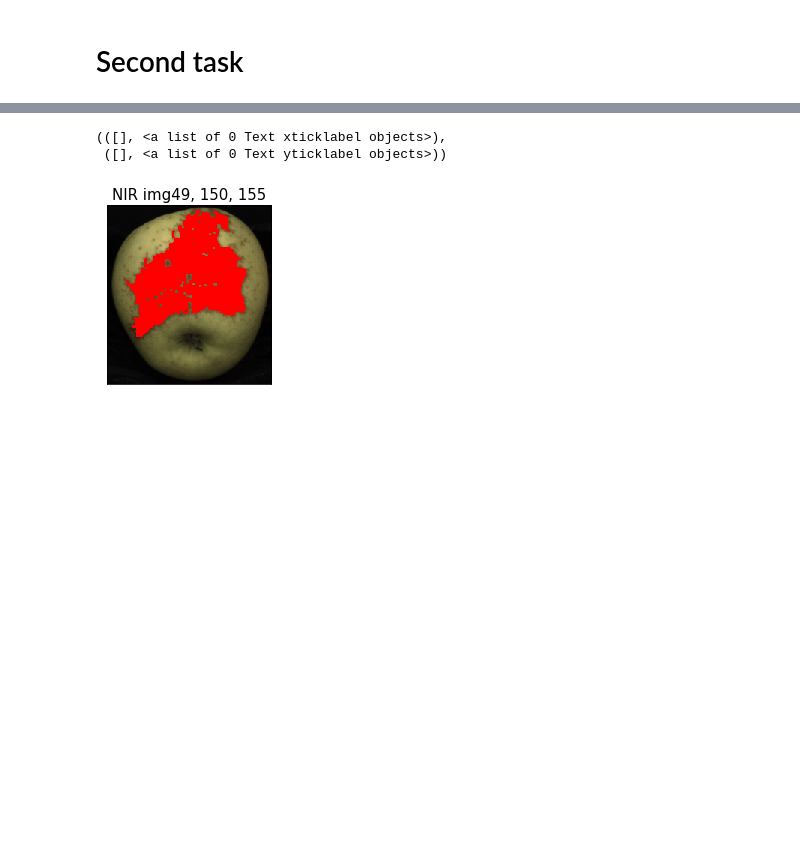
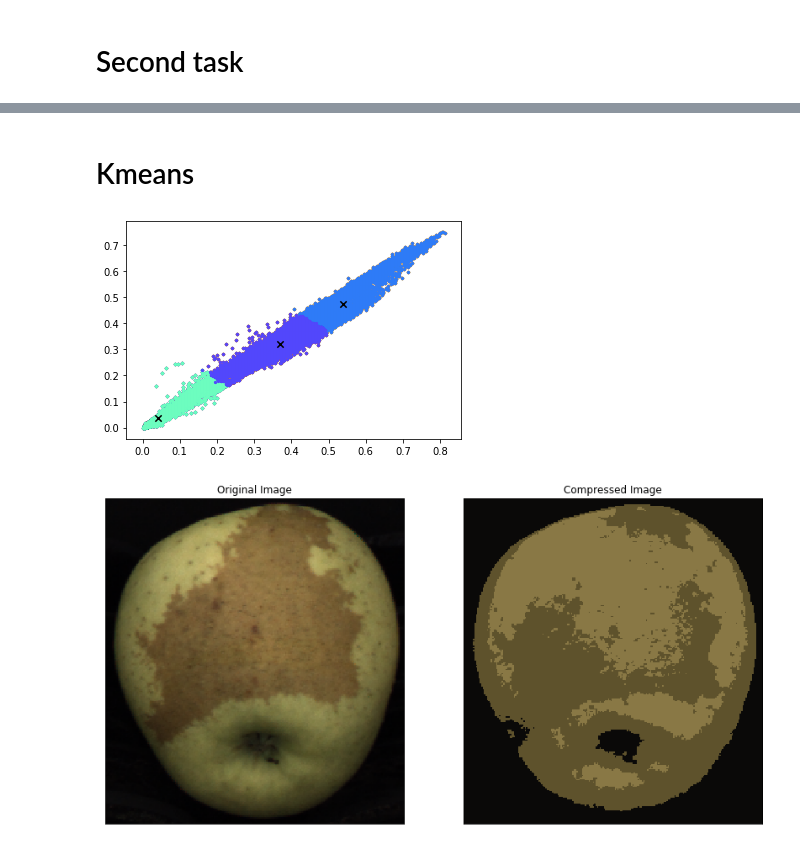
Before and after one commit to pptr3/fruit-inspection, a Jupyter notebook: Untitled.ipynb, the cells around one changed output, grey strips where cells are left out. Saved outputs shown, nothing was run; the diff lists cells and outputs as text; code cells hidden in the pictures; blank space fills up the shorter version.

Commit message:
fix functions and add kmeans

```diff
--- a/Untitled.ipynb
+++ b/Untitled.ipynb
@@ -269,17 +283,0 @@ img5_color = cv.cvtColor(cv.imread("fruit-inspection-images/second task/C1_00000
-# %%
-f = 0
-s = 5
-step = 3
-for i in range(50):
-    if s <= 180:
-        img_hsv = cv.cvtColor(img4_color, cv.COLOR_BGR2HSV)
-        mask = cv2.inRange(img_hsv, (f,50,20), (s,255,255))
-        res = cv.bitwise_and(img4_color,img4_color, mask= mask)
-        print(i, f, s)
-        f += step
-        s += step
-        plt.figure(figsize=(10,10))
-        plt.subplot(2,3,1)
-        plt.imshow(res, cmap='gray', vmin=0, vmax=255)
-        plt.title("NIR img"+str(i) + str(", ") + str(f-step) + str(", ")+ str(s-step), fontsize = 15)
-        plt.xticks([]), plt.yticks([])
@@ -356,10 +284,2 @@ imgh = color_russet(img5_color, mask)
-# %%
-plt.figure(figsize=(10,10))
-plt.subplot(2,3,1)
-plt.imshow(imgh, cmap='gray', vmin=0, vmax=255)
-plt.title("NIR img"+str(i) + str(", ") + str(f) + str(", ")+ str(s), fontsize = 15)
-plt.xticks([]), plt.yticks([])
-# %% [output]
-(([], <a list of 0 Text xticklabel objects>),
- ([], <a list of 0 Text yticklabel objects>))
-[figure, removed]
+# %% [markdown]
+# Kmeans
@@ -365,0 +376,48 @@ plt.xticks([]), plt.yticks([])
+# %%
+bird = cv.cvtColor(cv.imread("fruit-inspection-images/second task/C1_000005.png", cv.IMREAD_COLOR),cv.COLOR_BGR2RGB)
+#bird = cv.cvtColor(cv.imread("bird_small.png", cv.IMREAD_COLOR),cv.COLOR_BGR2RGB)
+# %%
+# Divide by 255 so that all values are in the range 0 - 1
+bird = bird / 255
+img_size = bird.shape
+
+# Reshape the image into an Nx3 matrix where N = number of pixels.
+# Each row will contain the Red, Green and Blue pixel values
+# This gives us our dataset matrix X that we will use K-Means on
+X = bird.reshape((img_size[0] * img_size[1], img_size[2]))
+K = 3
+max_iters = 12
+
+# When using K-Means, it is important the initialize the centroids randomly
+initial_centroids = kMeansInitCentroids(X, K)
+
+# running K-means
+centroids, idx = runkMeans(X, initial_centroids, max_iters,plot_clusters_and_centroids=True)
+
+bird_compressed = np.zeros((X.shape[0], X.shape[1]))
+
+# We can now recover the image from the indices (idx) by mapping each pixel
+# (specified by it's index in idx) to the centroid value
+for i, cluster in enumerate(idx):
+    bird_compressed[i,:] = centroids[int(cluster[0]) - 1,:]
+
+# Reshape the recovered image into proper dimensions
+bird_compressed = bird_compressed.reshape((img_size[0], img_size[1], img_size[2]))
+fig = plt.figure(figsize=(14, 8))
+
+ax1 = fig.add_subplot(121)
+ax1.imshow(bird)
+ax1.set_title('Original Image')
+plt.xticks(())
+plt.yticks(())
+
+ax2 = fig.add_subplot(122)
+ax2.imshow(bird_compressed)
+ax2.set_title('Compressed Image')
+plt.xticks(())
+plt.yticks(())
+
+plt.show()
+# %% [output]
+[figure, added]
+[figure, added]
```
Also changed, not shown: parts of 14 cells of this notebook.
